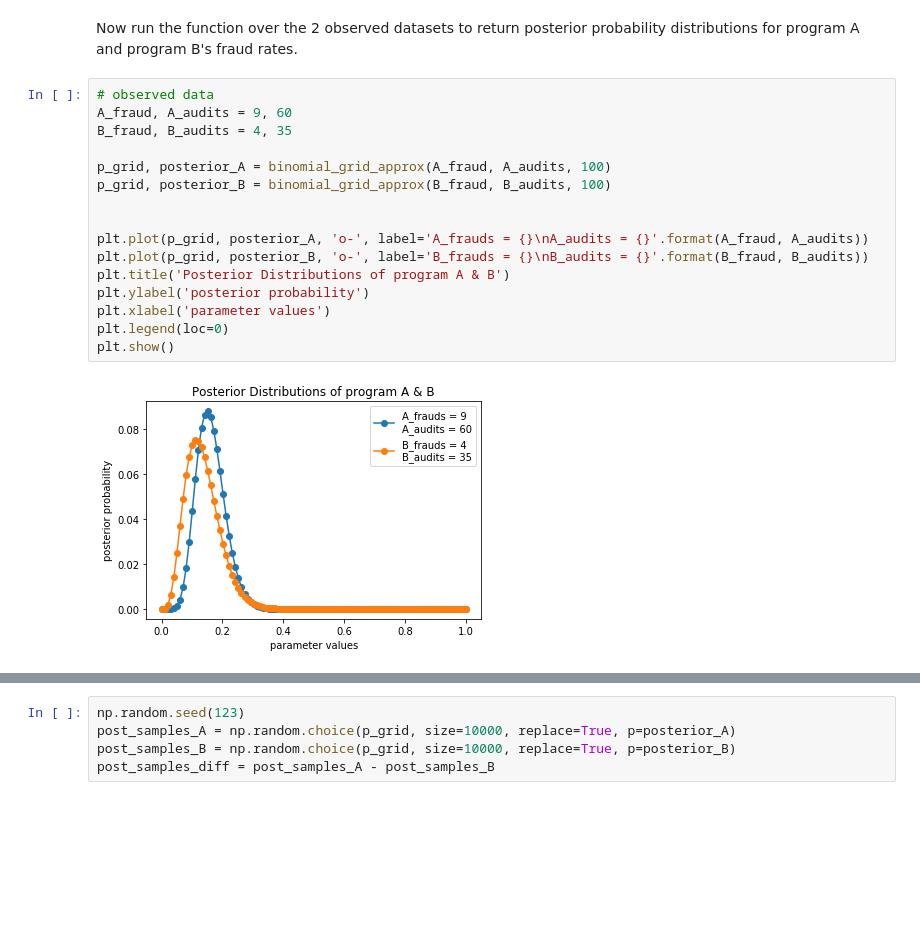
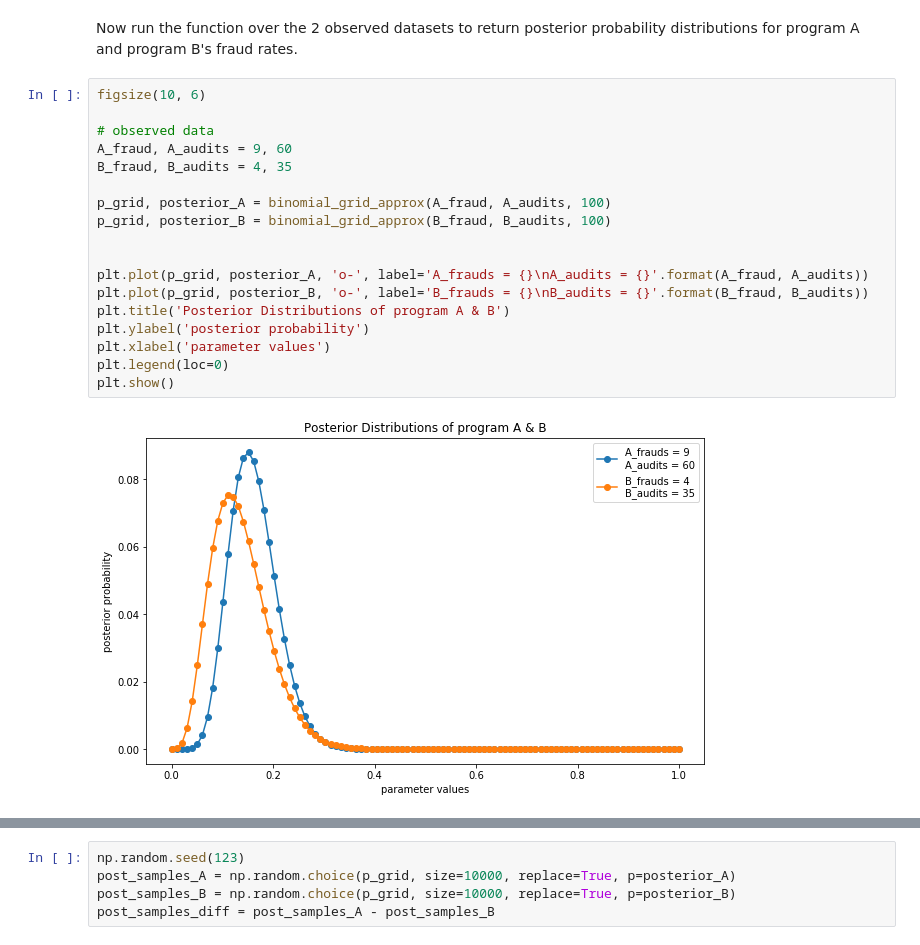
Before and after one commit to BrandonHoeft/Bayesian-Inference, a Jupyter notebook: bayesian-AB-testing.ipynb, the cells around one changed output, grey strips where cells are left out. Drawn from its saved outputs; the diff is of its cells as text; blank space fills up the shorter version.

Commit message:
completed initial analysis. also has TRACE plots from grid approximation

```diff
--- a/bayesian-AB-testing.ipynb
+++ b/bayesian-AB-testing.ipynb
@@ -49,21 +61,23 @@ def binomial_grid_approx(successes, n_trials, grid_length=100):
 # %% [markdown]
 Now run the function over the 2 observed datasets to return posterior probability distributions for program A and program B's fraud rates.
 # %%
+figsize(10, 6)
+
 # observed data
 A_fraud, A_audits = 9, 60
 B_fraud, B_audits = 4, 35
 
 p_grid, posterior_A = binomial_grid_approx(A_fraud, A_audits, 100)
 p_grid, posterior_B = binomial_grid_approx(B_fraud, B_audits, 100)
 
 
 plt.plot(p_grid, posterior_A, 'o-', label='A_frauds = {}\nA_audits = {}'.format(A_fraud, A_audits))
 plt.plot(p_grid, posterior_B, 'o-', label='B_frauds = {}\nB_audits = {}'.format(B_fraud, B_audits))
 plt.title('Posterior Distributions of program A & B')
 plt.ylabel('posterior probability')
 plt.xlabel('parameter values')
 plt.legend(loc=0)
 plt.show()
 # %% [output]
-[figure, old version]
+[figure, new version]
 # %% [markdown]
```
Also changed, not shown: parts of 13 cells of this notebook.
